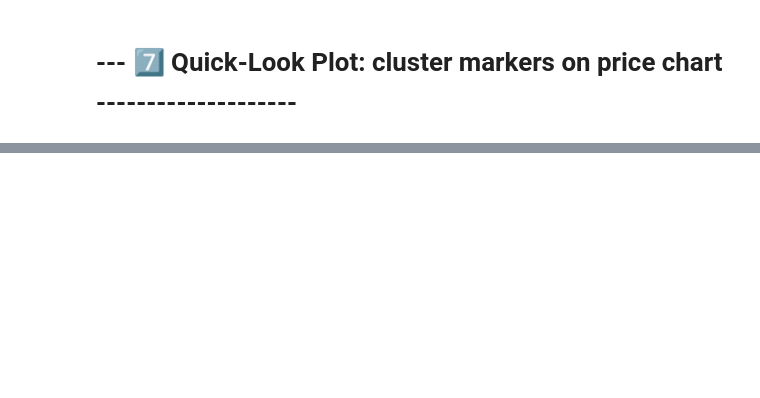
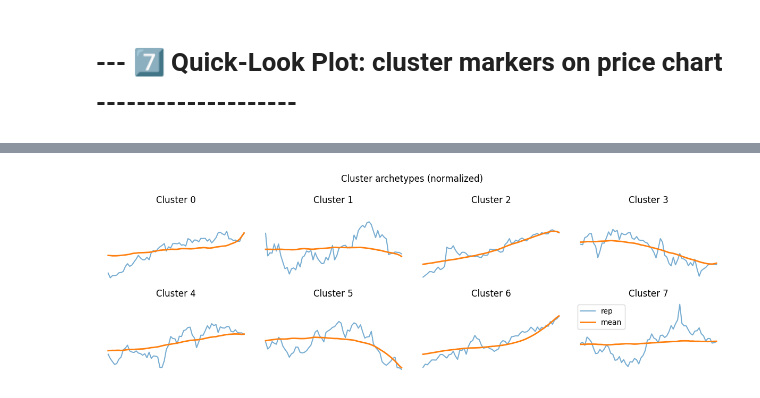
Before and after one commit to BBBree/TA-model-ExLAI-UC-2025, a Jupyter notebook: TS2Vec/PatternRecognition2.ipynb, the cells around one changed output, grey strips where cells are left out. Cells and saved outputs as stored; diff of their text form; code cells hidden in the pictures; blank space fills up the shorter version.

Commit message:
Added pattern archetypes

```diff
--- a/TS2Vec/PatternRecognition2.ipynb
+++ b/TS2Vec/PatternRecognition2.ipynb
@@ -173,7 +135,7 @@ import torch
 from sklearn.cluster import KMeans
 
 # 1) Prepare test windows as float32 NumPy [N, LOOKBACK, 1]
-test_np = np.asarray(test_X[:, :, None], dtype=np.float32)
+test_np = np.asarray(test_X_rel[:, :, None], dtype=np.float32)
 
 # 2) Encode via TS2Vec (may return 3D)
 emb = model.encode(test_np)
@@ -191,6 +153,7 @@ if emb.ndim == 3:
 else:
     emb_2d = emb
 
+emb_test = emb_2d
 # 5) Cluster the 2D embeddings
 kmeans = KMeans(n_clusters=N_CLUST, random_state=42)
 labels = kmeans.fit_predict(emb_2d)
@@ -358,0 +301,56 @@ plot_clusters_altair("AAPL")
+# %%
+# --- tiny gallery of representative patterns --------------------------------
+import matplotlib.pyplot as plt
+
+ncols = 4
+nrows = int(np.ceil(N_CLUST / ncols))
+fig, axes = plt.subplots(nrows, ncols, figsize=(3*ncols, 2*nrows), sharey=True)
+
+for c in range(N_CLUST):
+    ax = axes.flatten()[c]
+    ax.plot(repr_windows[c], color='tab:blue')
+    ax.set_title(f"Cluster {c}")
+    ax.axis('off')
+
+plt.suptitle("Representative window for each cluster")
+plt.tight_layout()
+plt.show()
+# %%
+import numpy as np
+import matplotlib.pyplot as plt
+from scipy.spatial.distance import cdist
+
+# 1) Re-compute centroids and distances if needed
+centroids = kmeans.cluster_centers_                # [k, dim]
+dists     = cdist(emb_test, centroids, metric="euclidean")
+repr_idx  = dists.argmin(axis=0)                   # index of closest window per cluster
+
+# 2) Build normalized windows (must have run the 4.1 cell already!)
+#    test_X_rel is shape [N_test, LOOKBACK]
+repr_windows_rel = [ test_X_rel[idx] for idx in repr_idx ]
+
+# 3) (Optional) also compute the average pattern per cluster
+avg_patterns = []
+for c in range(N_CLUST):
+    members = np.where(labels == c)[0]
+    avg_patterns.append(test_X_rel[members].mean(axis=0))
+
+# 4) Plot them in a grid
+ncols = 4
+nrows = int(np.ceil(N_CLUST/ ncols))
+fig, axes = plt.subplots(nrows, ncols, figsize=(3*ncols, 2*nrows), sharey=True)
+
+for c in range(N_CLUST):
+    ax = axes.flatten()[c]
+    # **Here’s where repr_windows_rel goes:**
+    ax.plot(repr_windows_rel[c], label="rep",    alpha=0.6)
+    ax.plot(avg_patterns[c],       label="mean", lw=2)
+    ax.set_title(f"Cluster {c}")
+    ax.axis("off")
+
+plt.suptitle("Cluster archetypes (normalized)")
+plt.legend()
+plt.tight_layout()
+plt.show()
+# %% [output]
+[figure, added]
```
Also changed, not shown: parts of 11 cells of this notebook, 11 other files.
